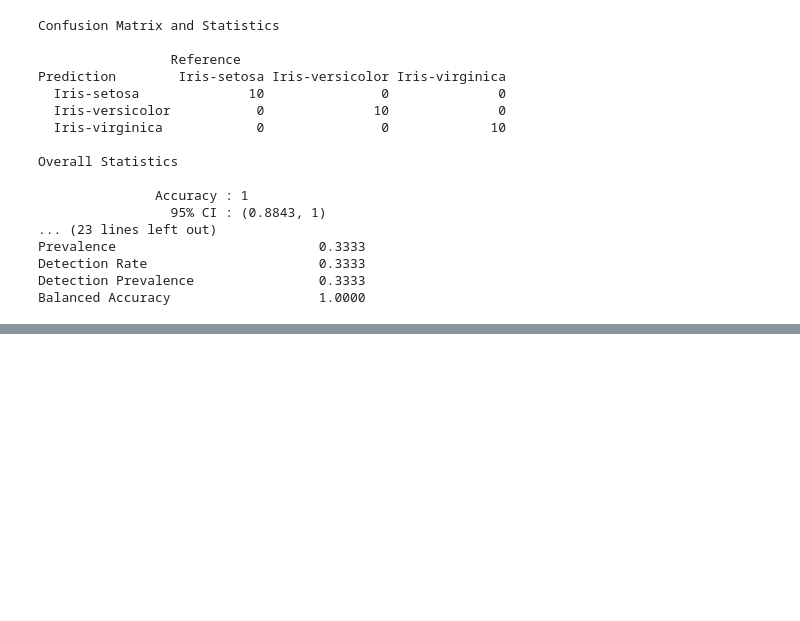
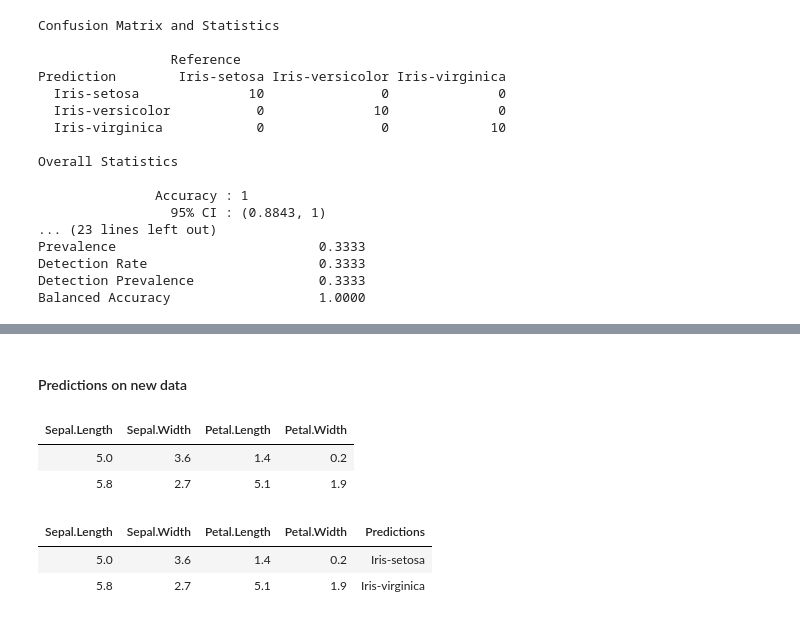
Before and after one commit to antoinetwitt/R, a Jupyter notebook: ML with R.ipynb, the cells around one changed output, grey strips where cells are left out. Saved outputs shown, nothing was run; the diff lists cells and outputs as text; code cells hidden in the pictures; blank space fills up the shorter version.

```diff
--- a/ML with R.ipynb
+++ b/ML with R.ipynb
@@ -221,0 +325,21 @@ Balanced Accuracy                   1.0000
+# %% [markdown]
+#### Predictions on new data
+# %%
+df <- data.frame (Sepal.Length  = c(5, 5.8),
+                  Sepal.Width = c(3.6, 2.7),
+                  Petal.Length = c(1.4, 5.1),
+                  Petal.Width = c(0.2, 1.9)
+                  )
+df
+# %% [output]
+| Sepal.Length | Sepal.Width | Petal.Length | Petal.Width |
+| 5.0 | 3.6 | 1.4 | 0.2 |
+| 5.8 | 2.7 | 5.1 | 1.9 |
+# %%
+p <- predict(fit.lda, df)
+df$Predictions <- p
+df
+# %% [output]
+| Sepal.Length | Sepal.Width | Petal.Length | Petal.Width | Predictions |
+| 5.0 | 3.6 | 1.4 | 0.2 | Iris-setosa |
+| 5.8 | 2.7 | 5.1 | 1.9 | Iris-virginica |
```
Also changed, not shown: parts of 34 cells of this notebook.
